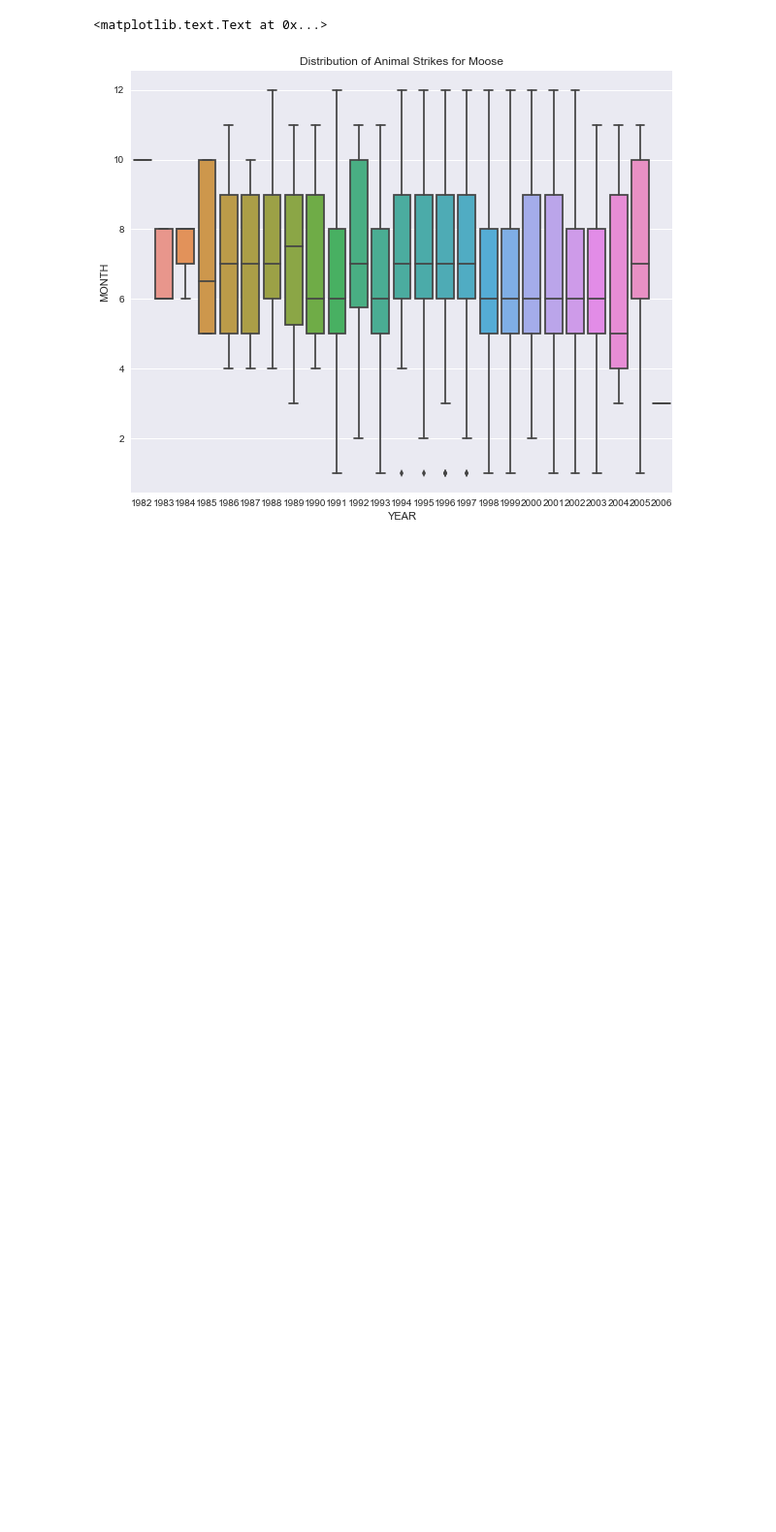
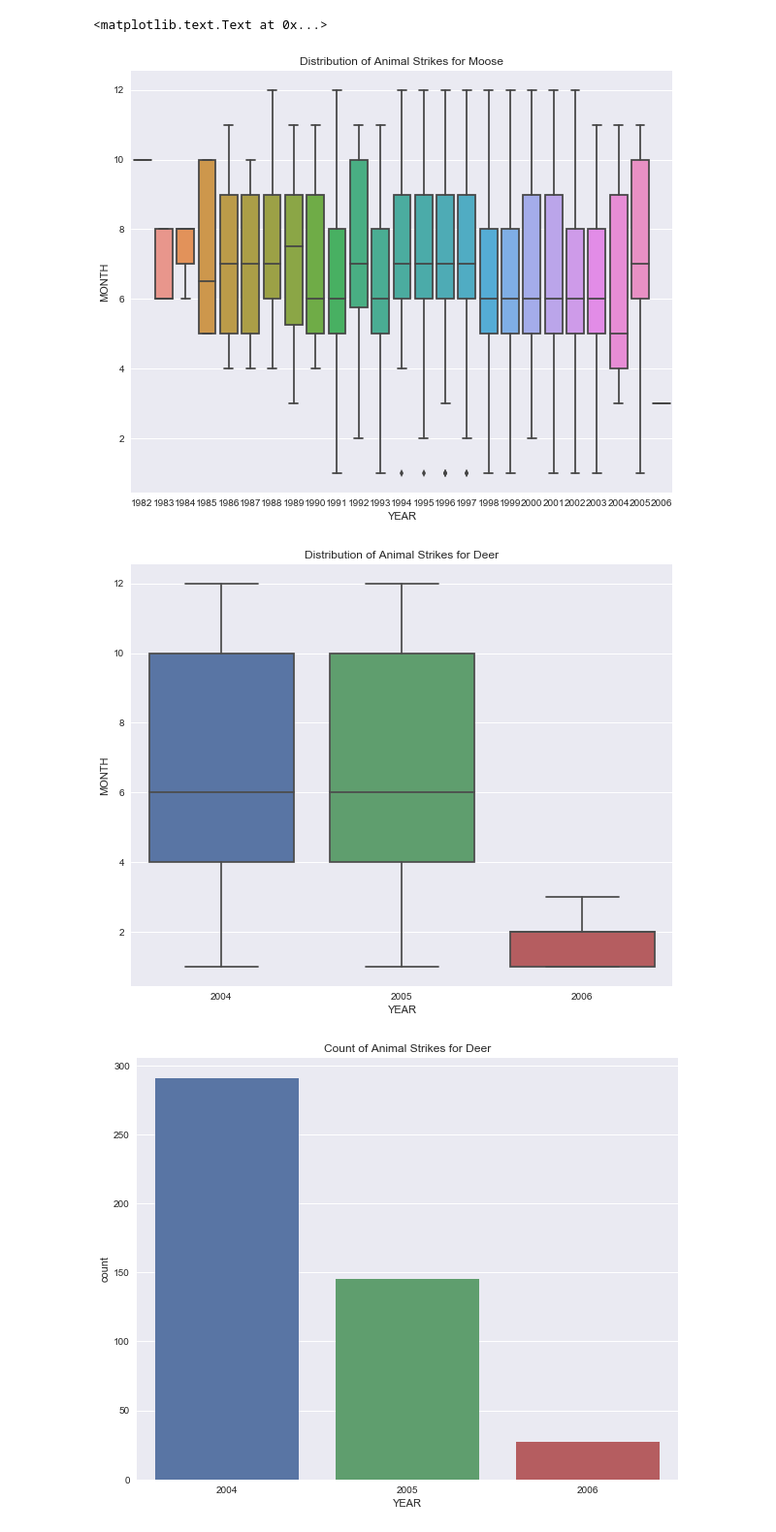
Before and after one commit to VCGI/Geopandas-Python-Library-Exploration, a Jupyter notebook: Geopandas Data Cleaning and Exploration in Python.ipynb, the cells around one changed output. Shown at 97% size. Cells and saved outputs as stored; diff of their text form; code cells hidden in the pictures; blank space fills up the shorter version.

```diff
--- a/Geopandas Data Cleaning and Exploration in Python.ipynb
+++ b/Geopandas Data Cleaning and Exploration in Python.ipynb
@@ -355,3 +380,16 @@ plt.title('Distribution of Animal Strikes for Moose')
 # %% [output]
 <matplotlib.text.Text at 0x...>
 [figure]
+# %%
+# Apparently there is only a couple years of deer data
+data = animalstrikes[(animalstrikes['MSRI_CODE'] == 'Deer')]
+sns.boxplot(x='YEAR', y='MONTH', data=data)
+plt.title('Distribution of Animal Strikes for Deer')
+plt.show()
+
+sns.countplot(data['YEAR'])
+plt.title('Count of Animal Strikes for Deer')
+plt.show()
+# %% [output]
+[figure, added]
+[figure, added]
```
Also changed, not shown: parts of 46 cells of this notebook, 2 other files.
